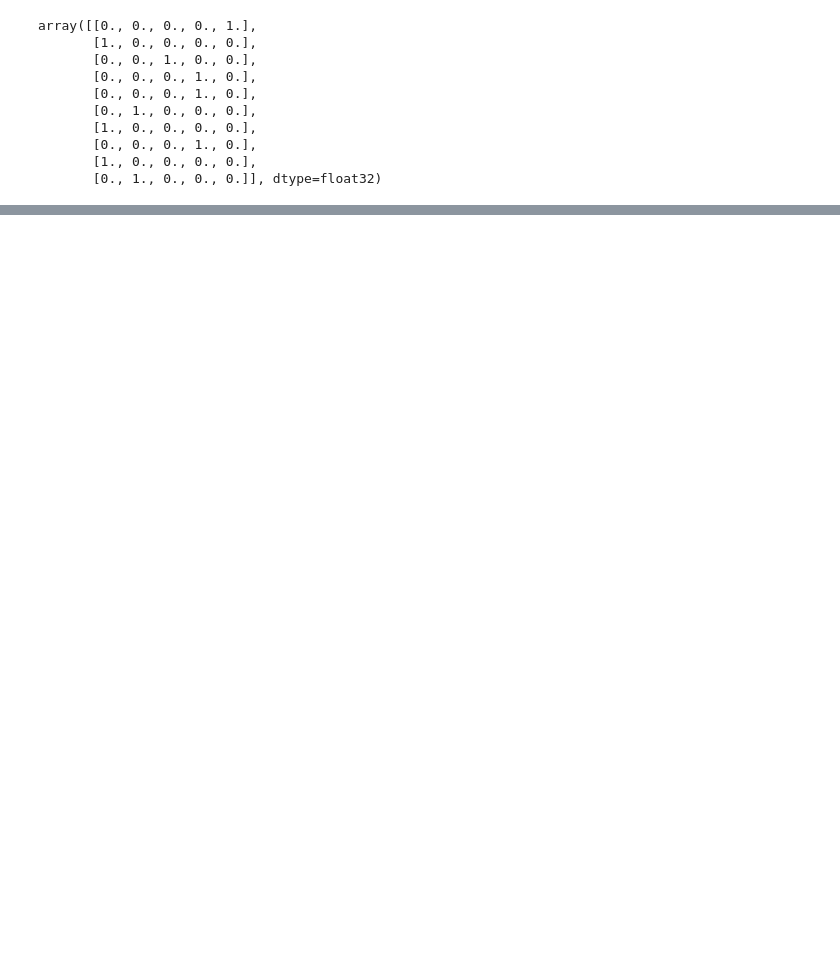
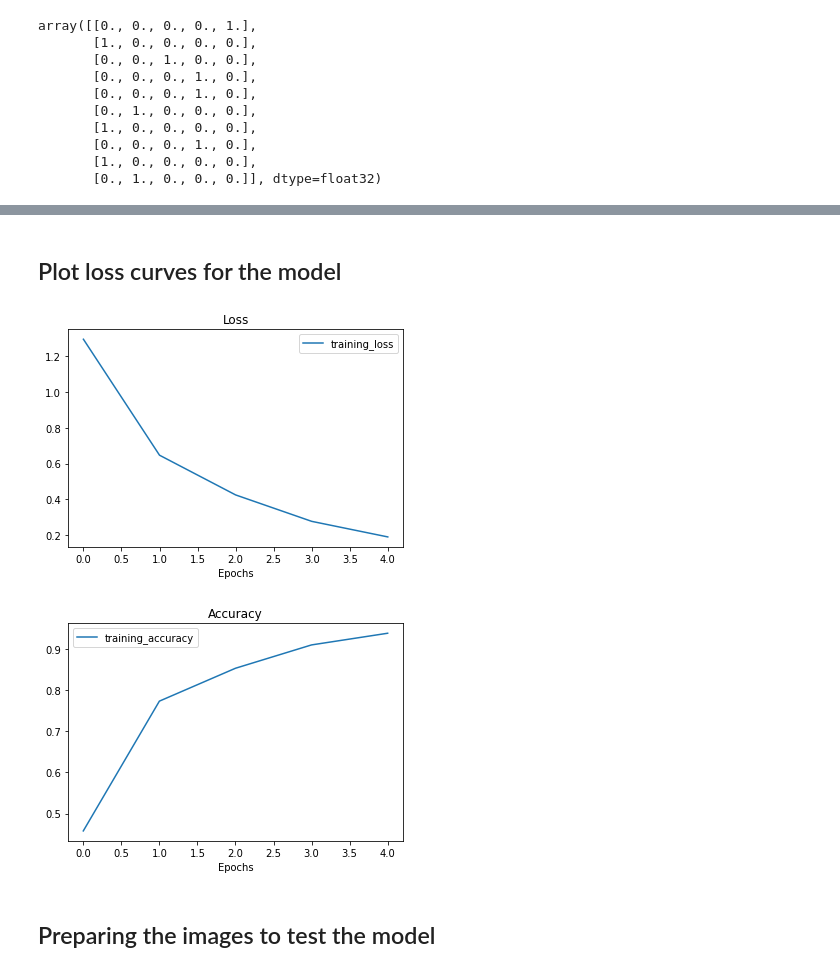
Before and after one commit to helloitsdaksh/ML-Workshop, a Jupyter notebook: 5_Class_pokemon_classifier(tensorflow implemtation).ipynb, the cells around one changed output, grey strips where cells are left out. Saved outputs shown, nothing was run; the diff lists cells and outputs as text; code cells hidden in the pictures; blank space fills up the shorter version.

```diff
--- a/5_Class_pokemon_classifier(tensorflow implemtation).ipynb
+++ b/5_Class_pokemon_classifier(tensorflow implemtation).ipynb
@@ -116,7 +137,7 @@ model.compile(loss = "categorical_crossentropy",
             optimizer = Adam(),
             metrics = ['accuracy'])
 # %%
-model.fit(train_data,
+history = model.fit(train_data,
           epochs = 5,
           steps_per_epoch=len(train_data)
           )
@@ -134,0 +155,33 @@ Epoch 5/5
+# %% [markdown]
+## Plot loss curves for the model
+# %%
+def plot_loss_curves(history):
+  """
+  Returns separate loss curves for training and validation metrics.
+  Args:
+    history: TensorFlow model History object (see: https://www.tensorflow.org/api_docs/python/tf/keras/callbacks/History)
+  """
+  loss = history.history['loss']
+  accuracy = history.history['accuracy']
+
+  epochs = range(len(history.history['loss']))
+
+  # Plot loss
+  plt.plot(epochs, loss, label='training_loss')
+  plt.title('Loss')
+  plt.xlabel('Epochs')
+  plt.legend()
+
+  # Plot accuracy
+  plt.figure()
+  plt.plot(epochs, accuracy, label='training_accuracy')
+  plt.title('Accuracy')
+  plt.xlabel('Epochs')
+  plt.legend();
+# %%
+plot_loss_curves(history)
+# %% [output]
+[figure, added]
+[figure, added]
+# %% [markdown]
+## Preparing the images to test the model
```
Also changed, not shown: parts of 12 cells of this notebook.
